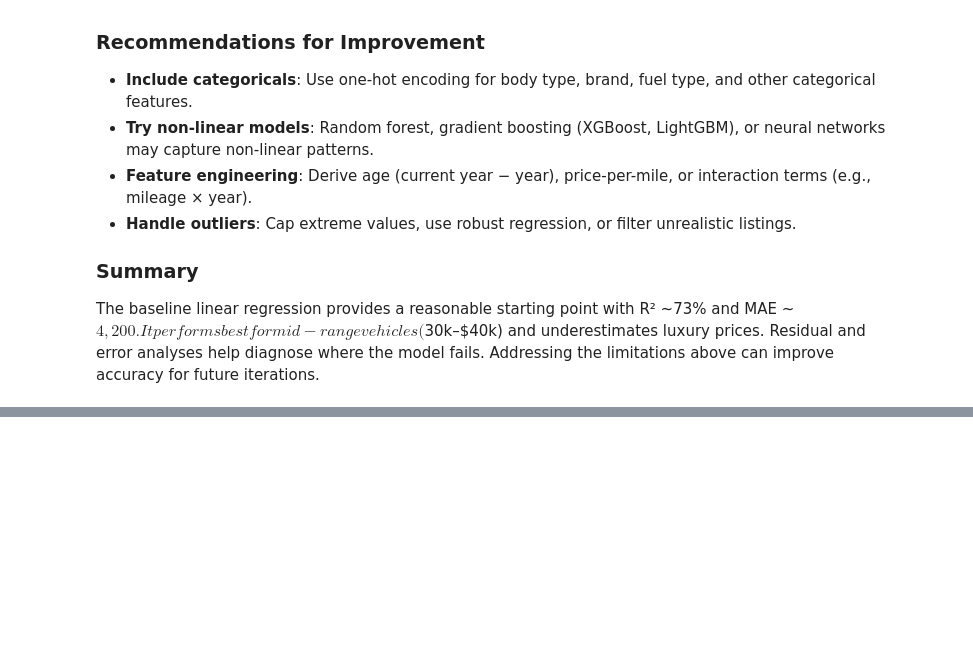
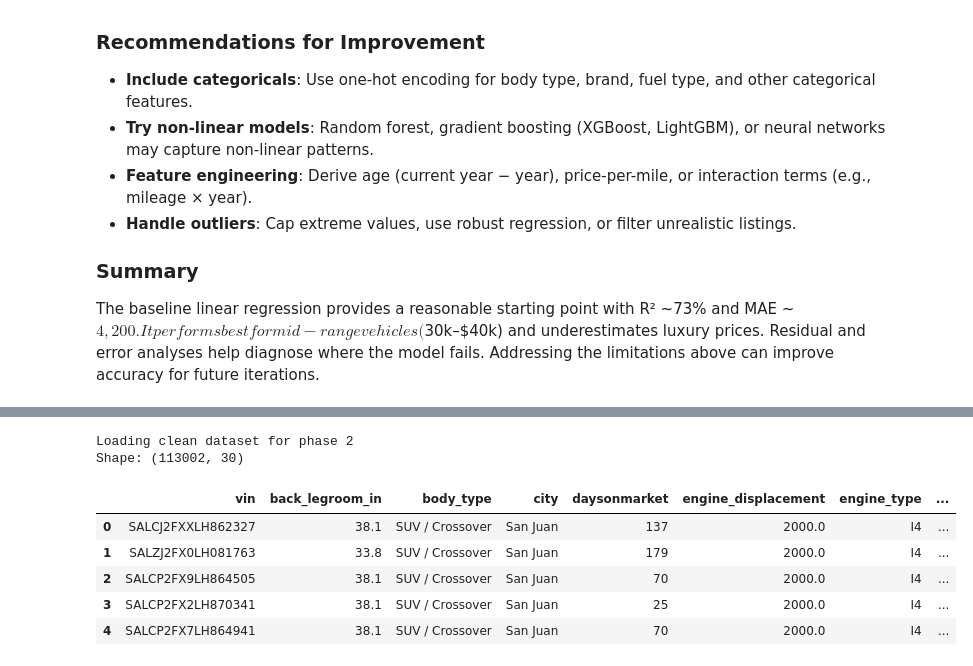
Before and after one commit to chalou123456/COMP333_Group_O, a Jupyter notebook: COMP333_PROJECT_GROUP_O.ipynb, the cells around one changed output, grey strips where cells are left out. Drawn from its saved outputs; the diff is of its cells as text; code cells hidden in the pictures; blank space fills up the shorter version.

```diff
--- a/COMP333_PROJECT_GROUP_O.ipynb
+++ b/COMP333_PROJECT_GROUP_O.ipynb
@@ -1247,0 +1262,17 @@ The baseline linear regression provides a reasonable starting point with R² ~73
+# %%
+#load the clean_cars dataset for phase 2. Phase 1 does not have to be run if this dataset is loaded
+
+print("Loading clean dataset for phase 2")
+clean_cars = pd.read_csv("clean_cars.csv", low_memory=False)
+
+print("Shape:", testing_cars.shape)
+testing_cars.head()
+# %% [output]
+Loading clean dataset for phase 2
+Shape: (113002, 30)
+|  | vin | back_legroom_in | body_type | city | daysonmarket | engine_displacement | engine_type | ... |
+| 0 | SALCJ2FXXLH862327 | 38.1 | SUV / Crossover | San Juan | 137 | 2000.0 | I4 | ... |
+| 1 | SALZJ2FX0LH081763 | 33.8 | SUV / Crossover | San Juan | 179 | 2000.0 | I4 | ... |
+| 2 | SALCP2FX9LH864505 | 38.1 | SUV / Crossover | San Juan | 70 | 2000.0 | I4 | ... |
+| 3 | SALCP2FX2LH870341 | 38.1 | SUV / Crossover | San Juan | 25 | 2000.0 | I4 | ... |
+| 4 | SALCP2FX7LH864941 | 38.1 | SUV / Crossover | San Juan | 70 | 2000.0 | I4 | ... |
```
Also changed, not shown: parts of 6 cells of this notebook.
